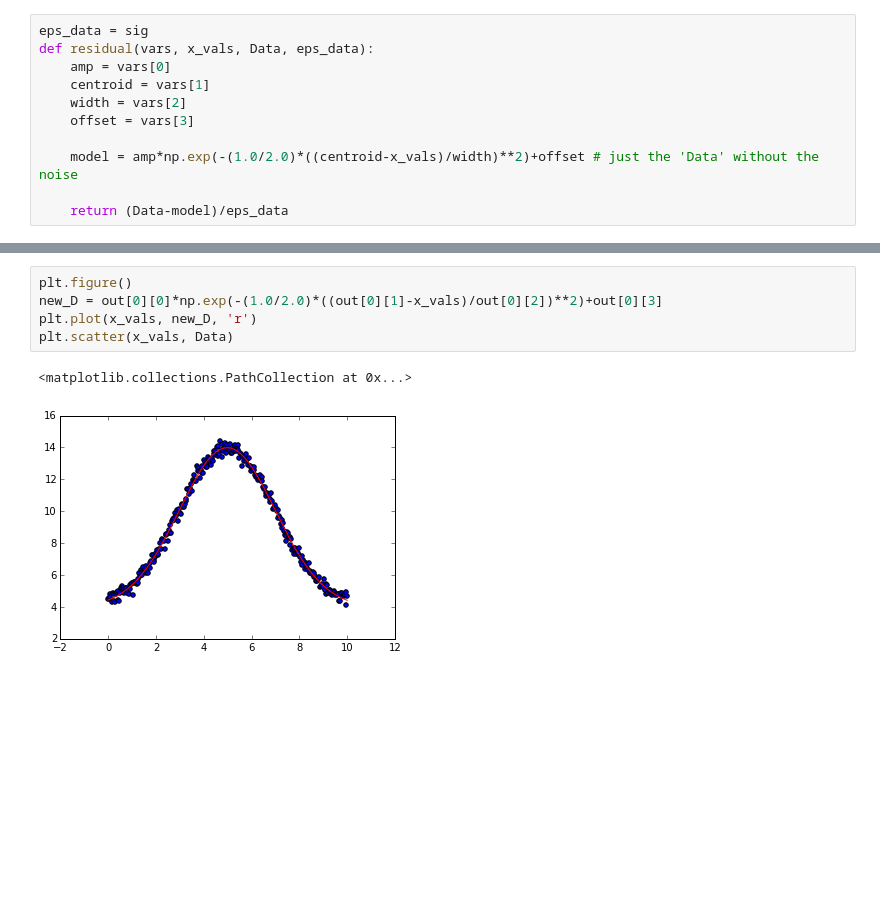
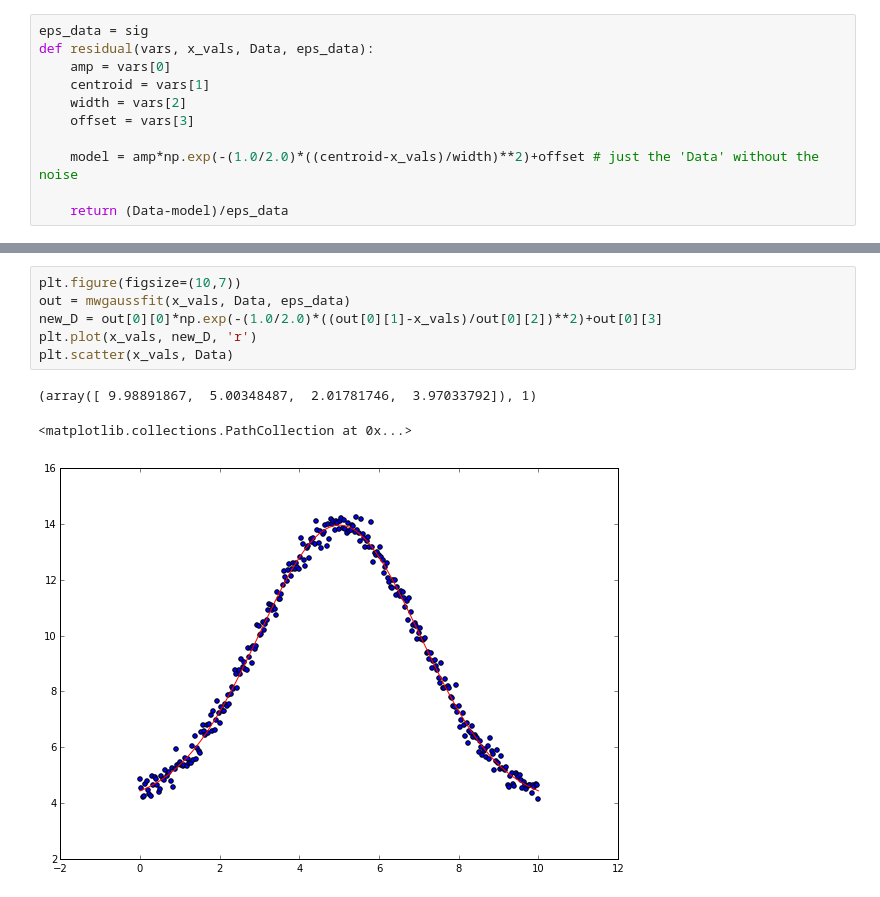
Before and after one commit to MWilson1/Banneker-Institute, a Jupyter notebook: Academics+exercises/Lev_Mar_gauss.ipynb, the cells around one changed output, grey strips where cells are left out. Drawn from its saved outputs; the diff is of its cells as text; blank space fills up the shorter version.

```diff
--- a/Academics+exercises/Lev_Mar_gauss.ipynb
+++ b/Academics+exercises/Lev_Mar_gauss.ipynb
@@ -51,8 +49,10 @@ print(out)
 # %%
-plt.figure()
+plt.figure(figsize=(10,7))
+out = mwgaussfit(x_vals, Data, eps_data)
 new_D = out[0][0]*np.exp(-(1.0/2.0)*((out[0][1]-x_vals)/out[0][2])**2)+out[0][3]
 plt.plot(x_vals, new_D, 'r')
 plt.scatter(x_vals, Data)
 # %% [output]
-<matplotlib.collections.PathCollection at 0x...>
+(array([ 9.98891867,  5.00348487,  2.01781746,  3.97033792]), 1)
+<matplotlib.collections.PathCollection at 0x...>
-[figure, old version]
+[figure, new version]
```
Also changed, not shown: parts of 2 cells of this notebook.
